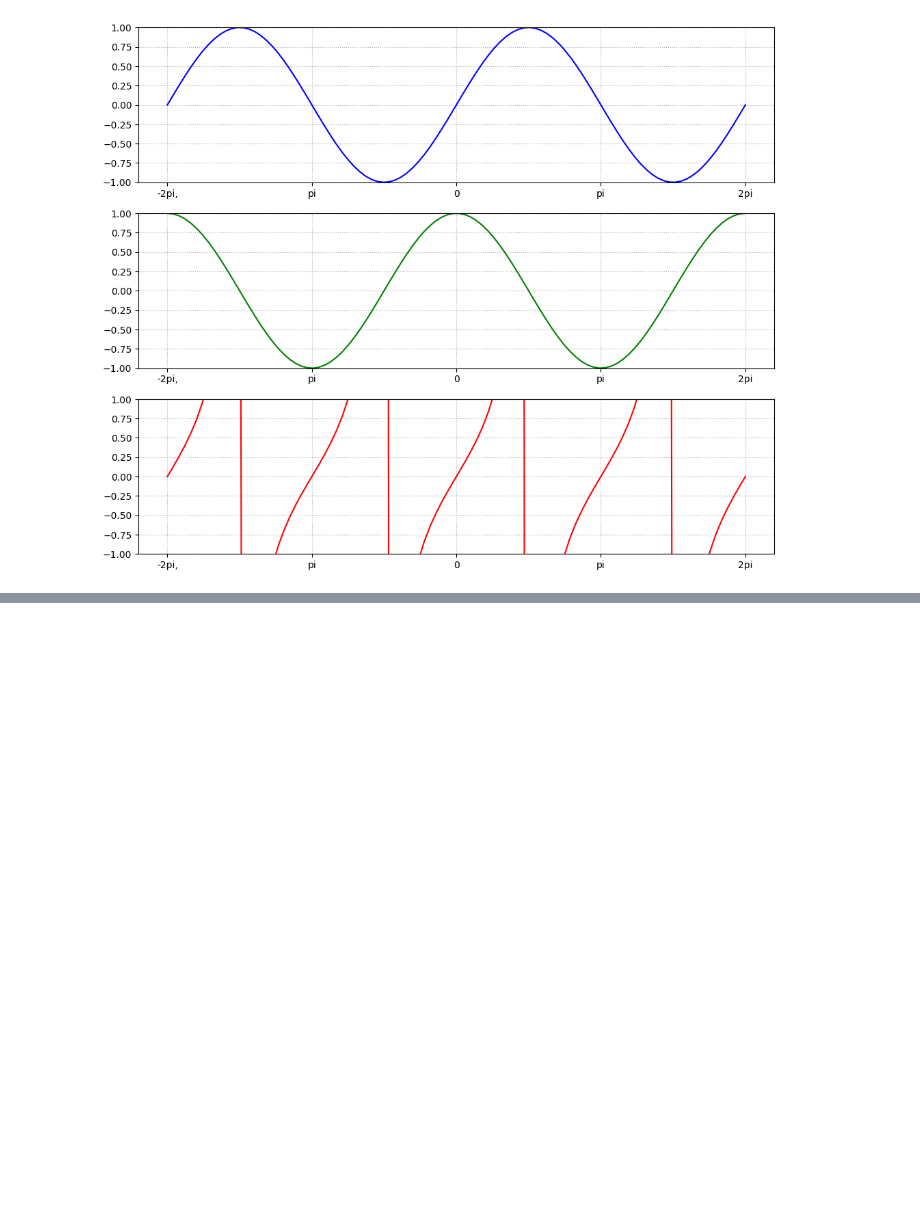
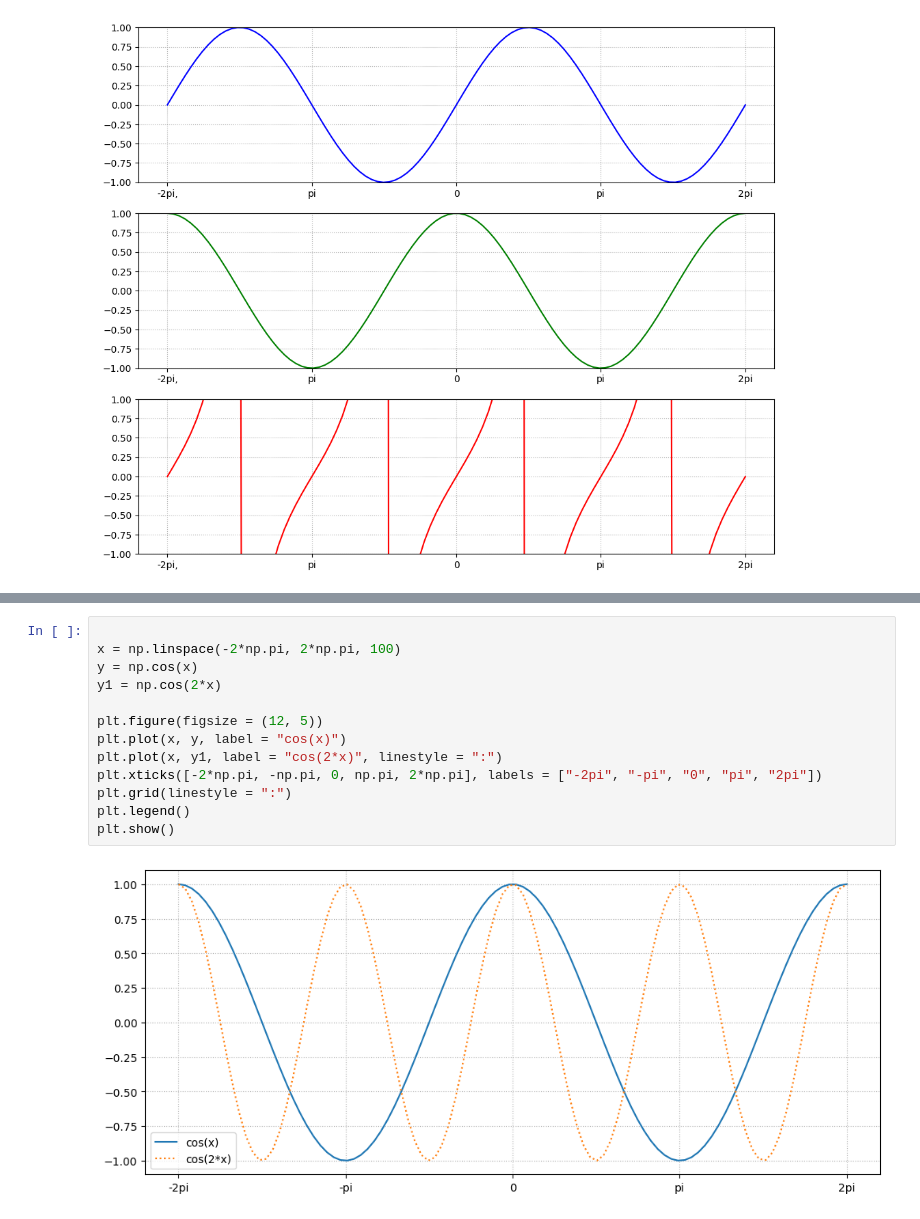
Before and after one commit to DongwooHan-GitHub/SESAC---Math, a Jupyter notebook: Docs/angular.plot.ipynb, the cells around one changed output, grey strips where cells are left out. Drawn from its saved outputs; the diff is of its cells as text; blank space fills up the shorter version.

```diff
--- a/Docs/angular.plot.ipynb
+++ b/Docs/angular.plot.ipynb
@@ -97,0 +146,15 @@ plt.show()
+# %%
+
+x = np.linspace(-2*np.pi, 2*np.pi, 100)
+y = np.cos(x)
+y1 = np.cos(2*x)
+
+plt.figure(figsize = (12, 5))
+plt.plot(x, y, label = "cos(x)")
+plt.plot(x, y1, label = "cos(2*x)", linestyle = ":")
+plt.xticks([-2*np.pi, -np.pi, 0, np.pi, 2*np.pi], labels = ["-2pi", "-pi", "0", "pi", "2pi"])
+plt.grid(linestyle = ":")
+plt.legend()
+plt.show()
+# %% [output]
+[figure, added]
```
Also changed, not shown: parts of 5 cells of this notebook.
